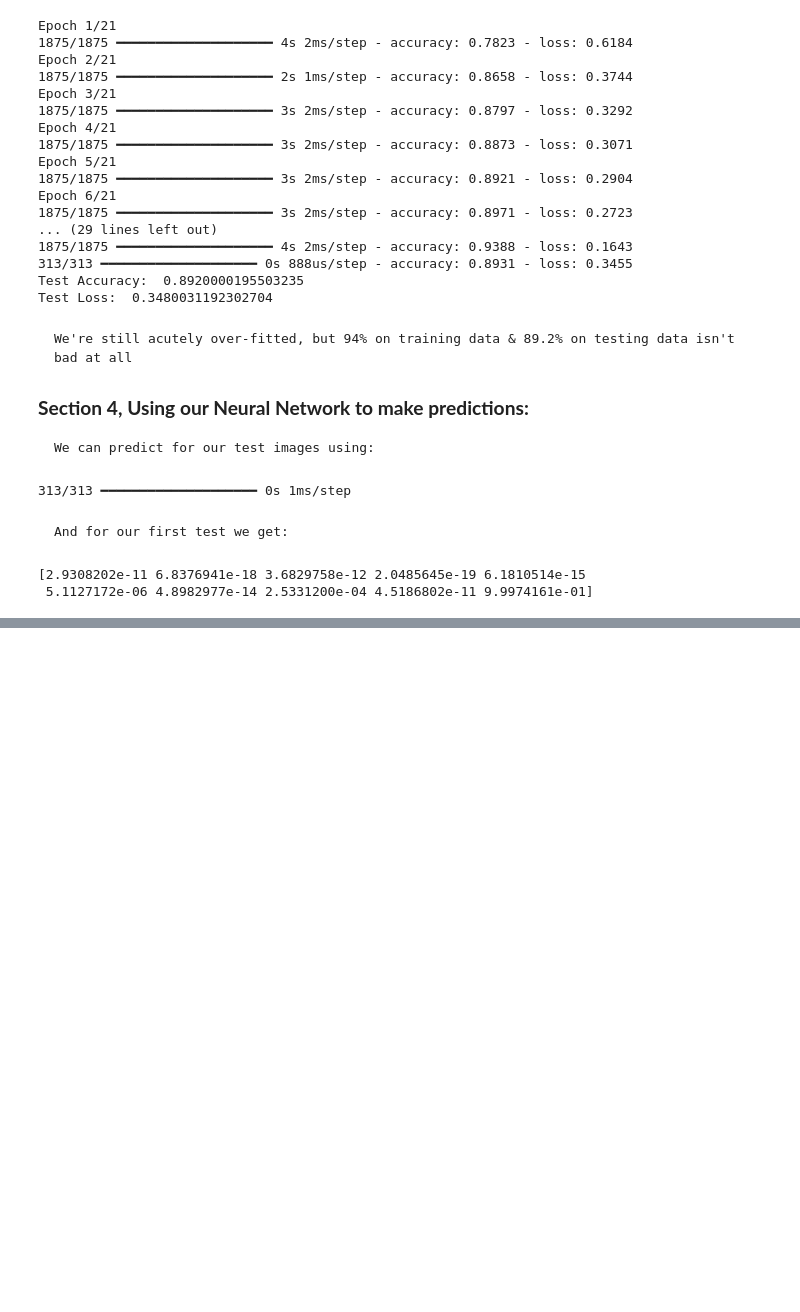
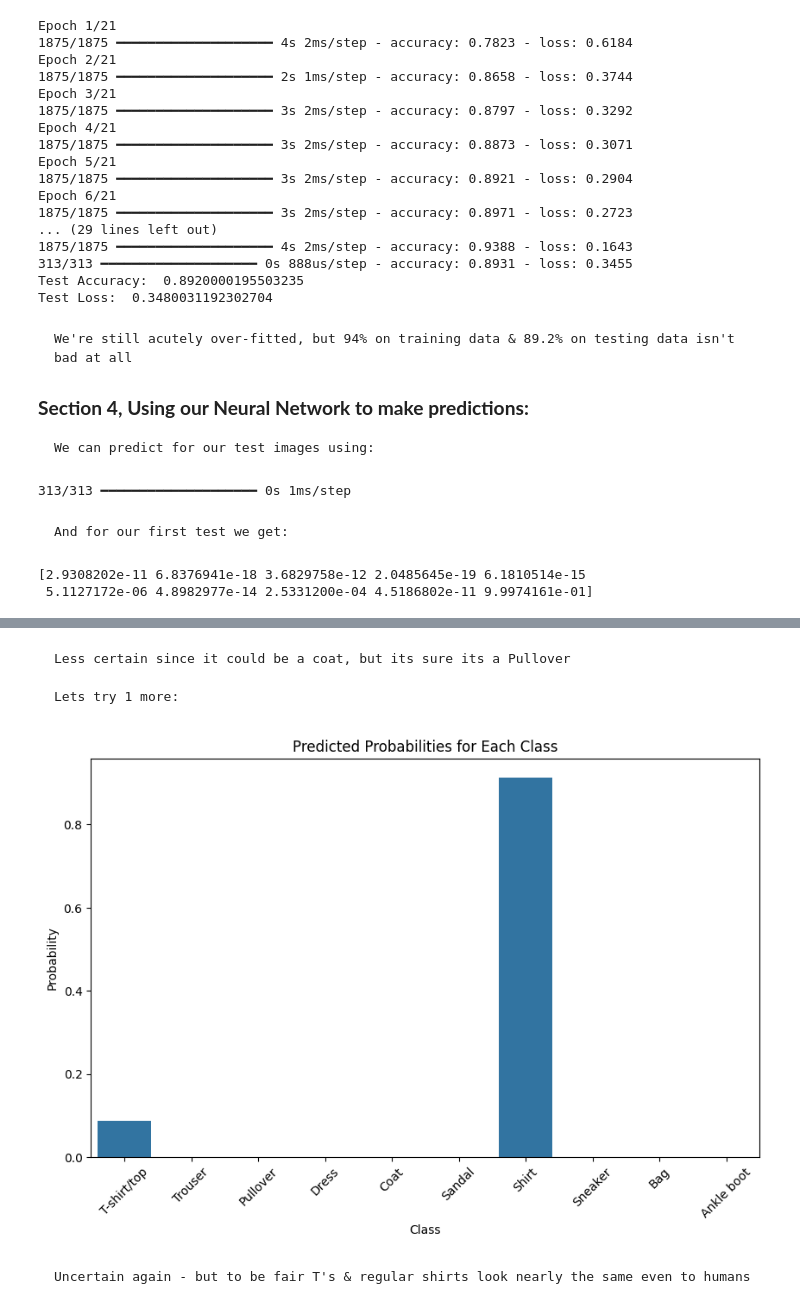
Before and after one commit to almsam/Intro-to-Tensor-Flow, a Jupyter notebook: Part 3 Neural Networks.ipynb, the cells around one changed output, grey strips where cells are left out. Saved outputs shown, nothing was run; the diff lists cells and outputs as text; code cells hidden in the pictures; blank space fills up the shorter version.

```diff
--- a/Part 3 Neural Networks.ipynb
+++ b/Part 3 Neural Networks.ipynb
@@ -352,0 +381,12 @@ print(predictions[0])
+# %% [markdown]
+    Less certain since it could be a coat, but its sure its a Pullover
+
+    Lets try 1 more:
+# %%
+SNSdf = pd.DataFrame({ 'Class': class_names, 'Probability': predictions[4] })
+plt.figure(figsize=(10, 6)); sns.barplot(x='Class', y='Probability', data=SNSdf); plt.title('Predicted Probabilities for Each Class')
+plt.xlabel('Class'); plt.ylabel('Probability'); plt.xticks(rotation=45); plt.show()
+# %% [output]
+[figure, added]
+# %% [markdown]
+    Uncertain again - but to be fair T's & regular shirts look nearly the same even to humans
```
Also changed, not shown: parts of 4 cells of this notebook.
